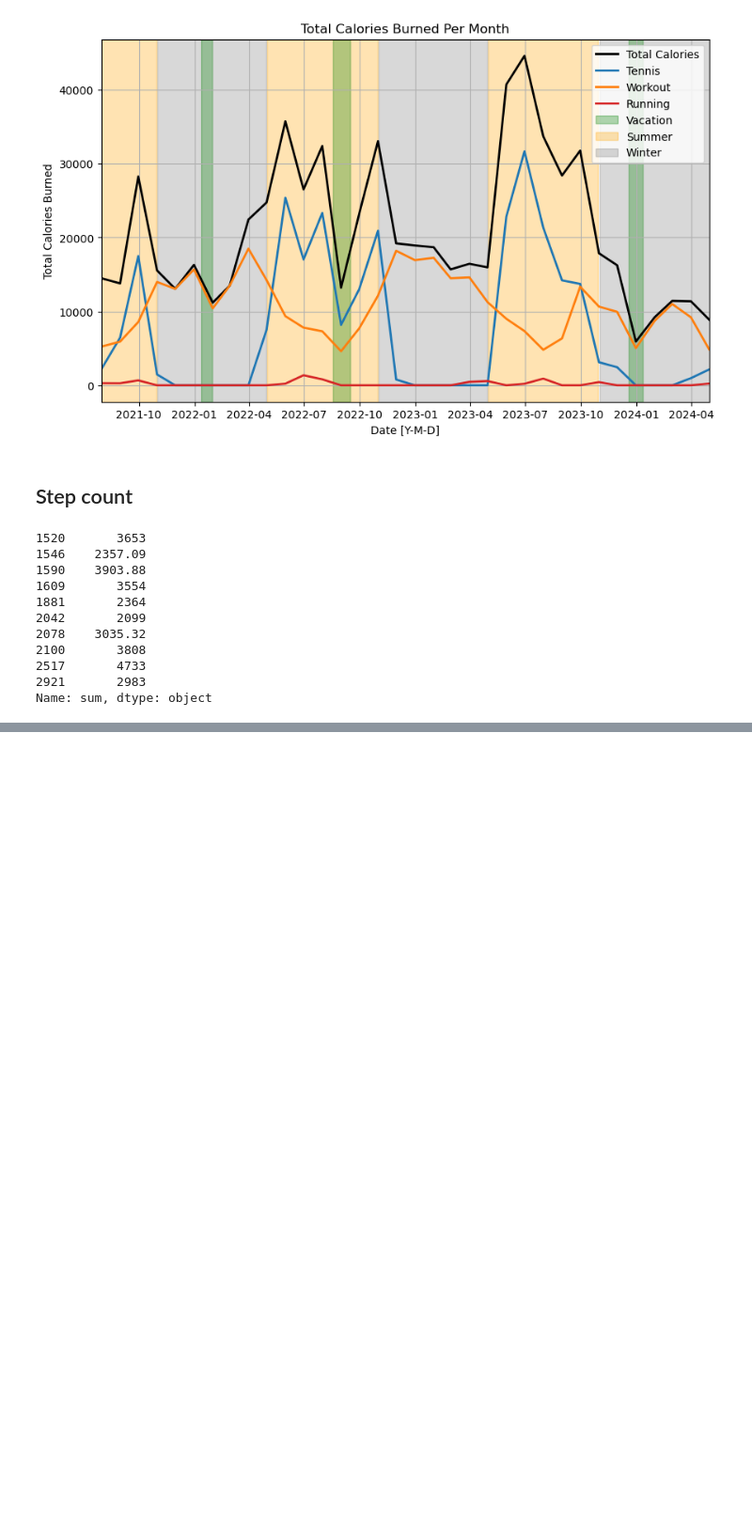
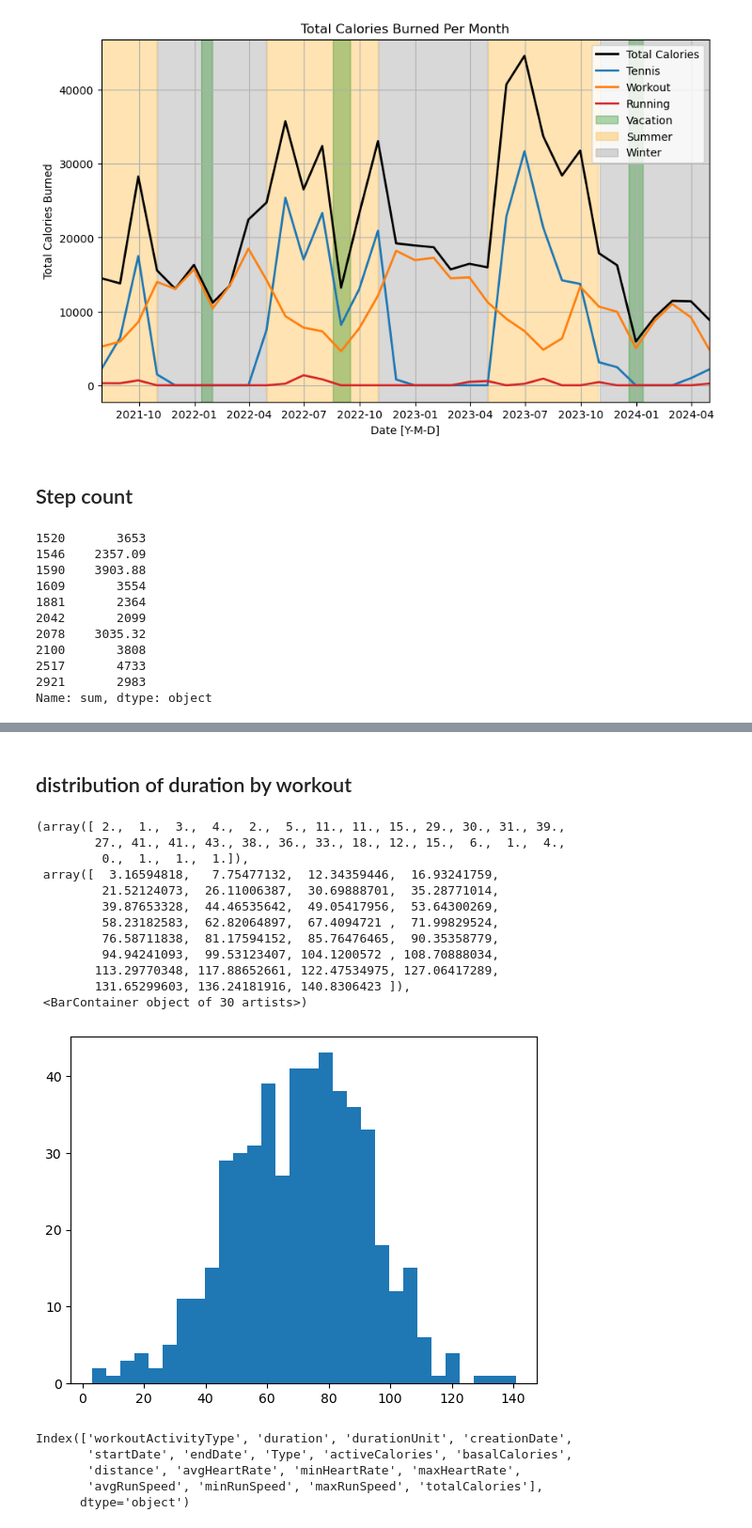
Before and after one commit to AdamSmithOrlik/apple_fitness_insights, a Jupyter notebook: dev.ipynb, the cells around one changed output, grey strips where cells are left out. Shown at 94% size. Saved outputs shown, nothing was run; the diff lists cells and outputs as text; code cells hidden in the pictures; blank space fills up the shorter version.

```diff
--- a/dev.ipynb
+++ b/dev.ipynb
@@ -369,0 +492,29 @@ data
+# %% [markdown]
+## distribution of duration by workout
+# %%
+gym = df.loc[(df.Type=="TraditionalStrengthTraining")]
+duration = gym['duration'].values
+
+plt.hist(duration, bins=30)
+# %% [output]
+(array([ 2.,  1.,  3.,  4.,  2.,  5., 11., 11., 15., 29., 30., 31., 39.,
+        27., 41., 41., 43., 38., 36., 33., 18., 12., 15.,  6.,  1.,  4.,
+         0.,  1.,  1.,  1.]),
+ array([  3.16594818,   7.75477132,  12.34359446,  16.93241759,
+         21.52124073,  26.11006387,  30.69888701,  35.28771014,
+         39.87653328,  44.46535642,  49.05417956,  53.64300269,
+         58.23182583,  62.82064897,  67.4094721 ,  71.99829524,
+         76.58711838,  81.17594152,  85.76476465,  90.35358779,
+         94.94241093,  99.53123407, 104.1200572 , 108.70888034,
+        113.29770348, 117.88652661, 122.47534975, 127.06417289,
+        131.65299603, 136.24181916, 140.8306423 ]),
+ <BarContainer object of 30 artists>)
+[figure, added]
+# %%
+df.columns
+# %% [output]
+Index(['workoutActivityType', 'duration', 'durationUnit', 'creationDate',
+       'startDate', 'endDate', 'Type', 'activeCalories', 'basalCalories',
+       'distance', 'avgHeartRate', 'minHeartRate', 'maxHeartRate',
+       'avgRunSpeed', 'minRunSpeed', 'maxRunSpeed', 'totalCalories'],
+      dtype='object')
```
Also changed, not shown: parts of 38 cells of this notebook, 2 other files.
